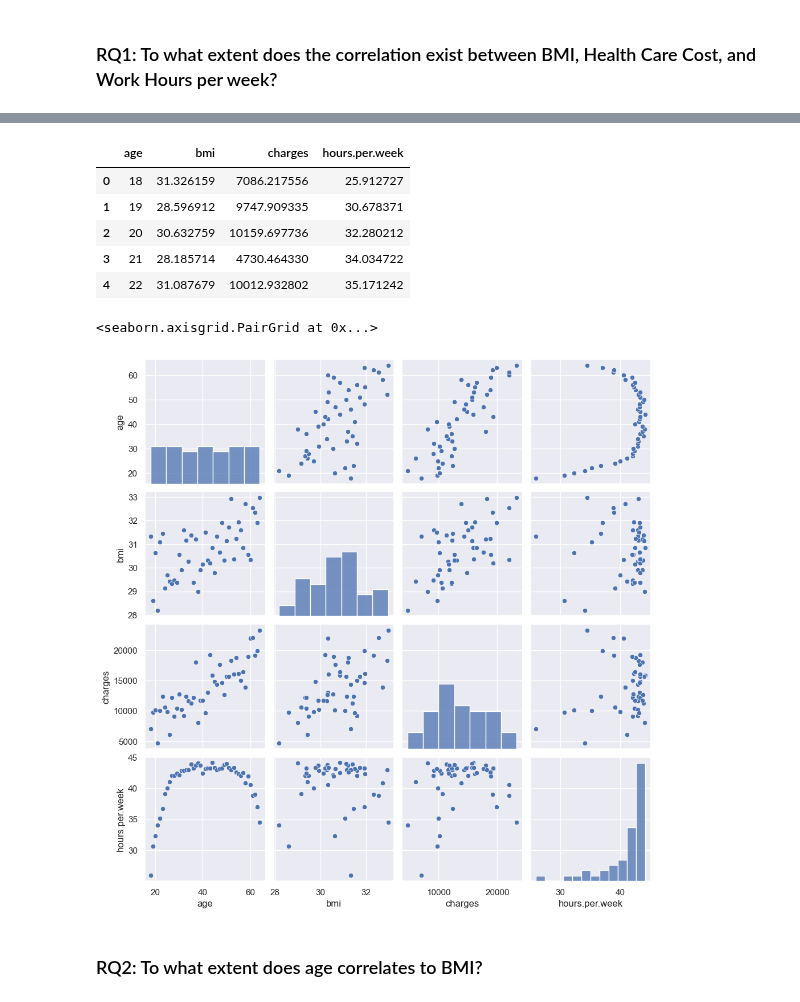
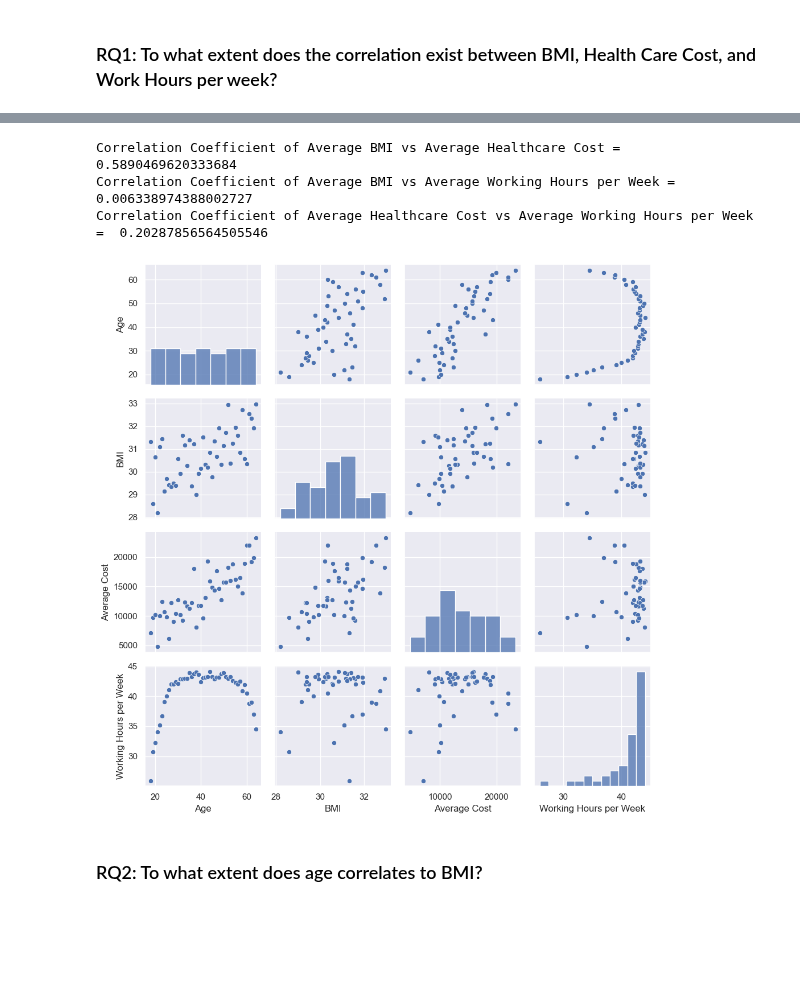
Before and after one commit to ubco-W2022T2-data301/project-group-group08, a Jupyter notebook: analysis/analysis2.ipynb, the cells around one changed output, grey strips where cells are left out. Saved outputs shown, nothing was run; the diff lists cells and outputs as text; code cells hidden in the pictures; blank space fills up the shorter version.

```diff
--- a/analysis/analysis2.ipynb
+++ b/analysis/analysis2.ipynb
@@ -90,17 +50,24 @@ hoursByAge.head()
-# %%
-RQ1 = pd.merge(healthByAge, hoursByAge, how='inner', on='age')
-RQ1.head()
-# %% [output]
-|  | age | bmi | charges | hours.per.week |
-| 0 | 18 | 31.326159 | 7086.217556 | 25.912727 |
-| 1 | 19 | 28.596912 | 9747.909335 | 30.678371 |
-| 2 | 20 | 30.632759 | 10159.697736 | 32.280212 |
-| 3 | 21 | 28.185714 | 4730.464330 | 34.034722 |
-| 4 | 22 | 31.087679 | 10012.932802 | 35.171242 |
-# %%
-sns.pairplot(RQ1)
-# %% [output]
-<seaborn.axisgrid.PairGrid at 0x...>
-[figure, removed]
+# %%
+health = project_functions2.load_process_clean_medical_no_sex("../data/raw/medical_expense.csv")
+health1 = project_functions2.wrangle_medical(health)
+income = project_functions2.load_process_clean_income("../data/raw/adult_income.csv")
+income1 = project_functions2.wrangle_income(income)
+RQ1 = pd.merge(health1, income1, how='inner', on='Age')
+BMIvsCost_coeff = RQ1['BMI'].corr(RQ1['Average Cost'])
+print("Correlation Coefficient of Average BMI vs Average Healthcare Cost = ", BMIvsCost_coeff)
+BMIvsHours_coeff = RQ1['BMI'].corr(RQ1['Working Hours per Week'])
+print("Correlation Coefficient of Average BMI vs Average Working Hours per Week = ", BMIvsHours_coeff)
+CostvsHours_coeff = RQ1['Average Cost'].corr(RQ1['Working Hours per Week'])
+print("Correlation Coefficient of Average Healthcare Cost vs Average Working Hours per Week = ", CostvsHours_coeff)
+# %% [output]
+Correlation Coefficient of Average BMI vs Average Healthcare Cost =  0.5890469620333684
+Correlation Coefficient of Average BMI vs Average Working Hours per Week =  0.006338974388002727
+Correlation Coefficient of Average Healthcare Cost vs Average Working Hours per Week =  0.20287856564505546
+# %%
+p1 = sns.pairplot(RQ1)
+plt.tight_layout()
+plt.show()
+# %% [output]
+[figure, added]
 # %% [markdown]
 ### RQ2: To what extent does age correlates to BMI?
```
Also changed, not shown: parts of 20 cells of this notebook, 2 other files.
